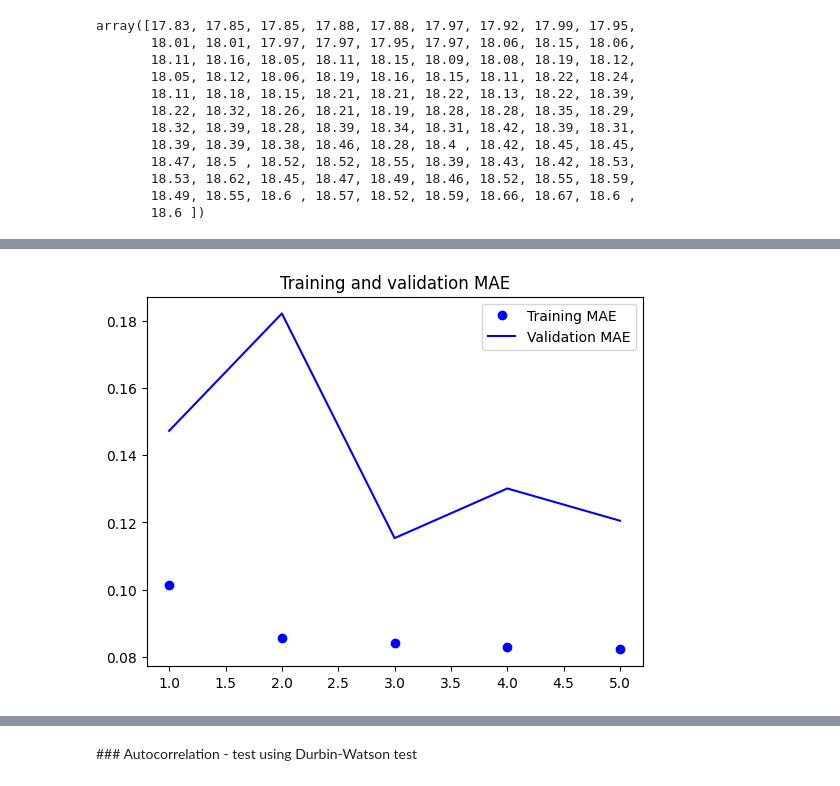
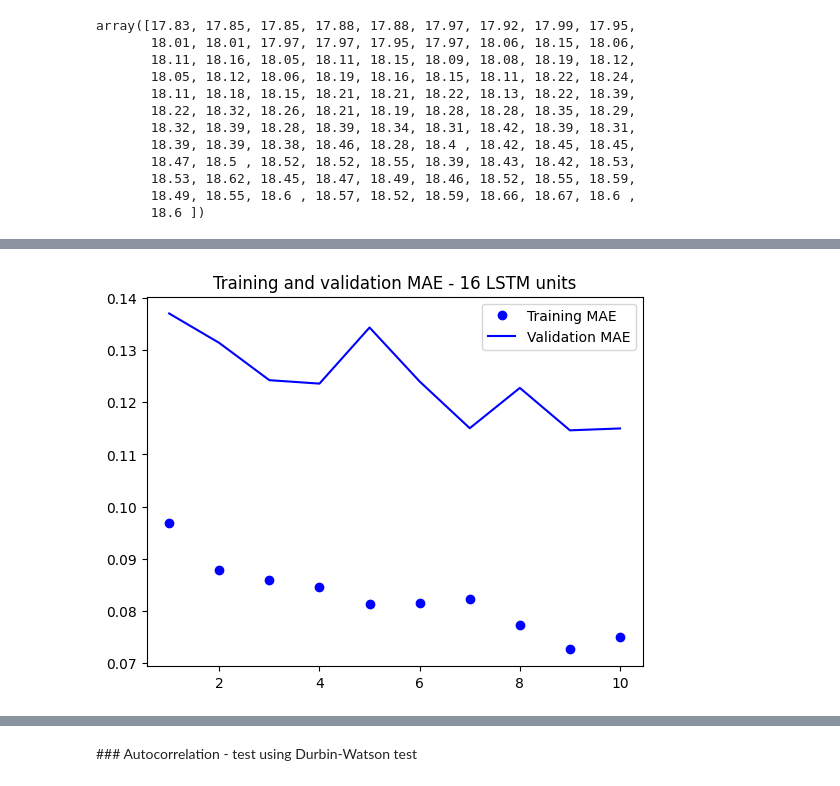
Before and after one commit to bndxn/raspberry-pi-notes, a Jupyter notebook: analysis/analysis.ipynb, the cells around one changed output, grey strips where cells are left out. Drawn from its saved outputs; the diff is of its cells as text; code cells hidden in the pictures.

Commit message:
hyperparams for lstms

```diff
--- a/analysis/analysis.ipynb
+++ b/analysis/analysis.ipynb
@@ -284,14 +266,17 @@ df_temp
 # %%
 # Split the data, 70% in training and 30% in test, and not randomly selected since this is a time series
 
-last_train_index = int(np.round(df_temp['temperature'].shape[0]*0.7))
+last_train_index = int(np.round(df_temp['temperature'].shape[0]*0.5))
+last_val_index = int(np.round(df_temp['temperature'].shape[0]*0.75))
 
 train_data = df_temp.iloc[:last_train_index,]
-test_data = df_temp.iloc[last_train_index:,]
+validation_data = df_temp.iloc[last_train_index:last_val_index]
+test_data = df_temp.iloc[last_val_index:]
 
 # Fit to the train set, then transform the train set and the test set
 # TODO: Check, should not fit on test set?
 
 scaler.fit(train_data)
 scaled_train = scaler.transform(train_data)
+scaled_validation = scaler.transform(validation_data)
 scaled_test = scaler.transform(test_data)
@@ -367,6 +283,22 @@ Inputs : [[[0.46610169]
+# %%
+sequence_length = 36 # takes in 36 readings, one every ten mins, uhh most of the time the data is this, so this is 6 hours
+delay = sequence_length + 12 - 1 # The target is the temperature in an hour
+
+train = TimeseriesGenerator(scaled_train[:-delay], scaled_train[delay:],
+                            length=sequence_length, batch_size=1, shuffle=True)
+
+validation = TimeseriesGenerator(scaled_validation[:-delay], scaled_validation[delay:],
+                                 length=sequence_length, batch_size=1, shuffle=True)
+
+test = TimeseriesGenerator(scaled_test[:-delay], scaled_test[delay:],
+                           length=sequence_length, batch_size=1, shuffle=True)
+
+
+
+# for inputs, targets in dummy_dataset:
+#     for i in range(inputs.shape[0]):
+#         print([float(x) for x in inputs[i]],float(targets[i]))
 # %%
-from keras import layers
-
 inputs = keras.Input(shape=(36, 1))
 
 x = layers.LSTM(16)(inputs)
@@ -375,7 +307,9 @@ outputs = layers.Dense(1)(x)
 model = keras.Model(inputs, outputs)
 
 model.compile(optimizer="rmsprop", loss="mse", metrics=["mae"])
-history = model.fit(train_2,
-                    epochs=5,
-                    validation_data=test_2)
+history = model.fit(train,
+                    epochs=10,
+                    validation_data=validation)
+
+print(f"Test MAE: {model.evaluate(test)[1]:.2f}")
 # %% [output]
@@ -431,14 +368,13 @@ Test MAE: 0.25
 # %%
-import matplotlib.pyplot as plt
 loss = history.history["mae"]
 val_loss = history.history["val_mae"]
 epochs = range(1, len(loss) + 1)
 plt.figure()
 plt.plot(epochs, loss, "bo", label="Training MAE")
 plt.plot(epochs, val_loss, "b", label="Validation MAE")
-plt.title("Training and validation MAE")
+plt.title("Training and validation MAE - 16 LSTM units")
 plt.legend()
 plt.show()
 # %% [output]
-[figure, old version]
+[figure, new version]
 # %%
```
Also changed, not shown: parts of 16 cells of this notebook.
